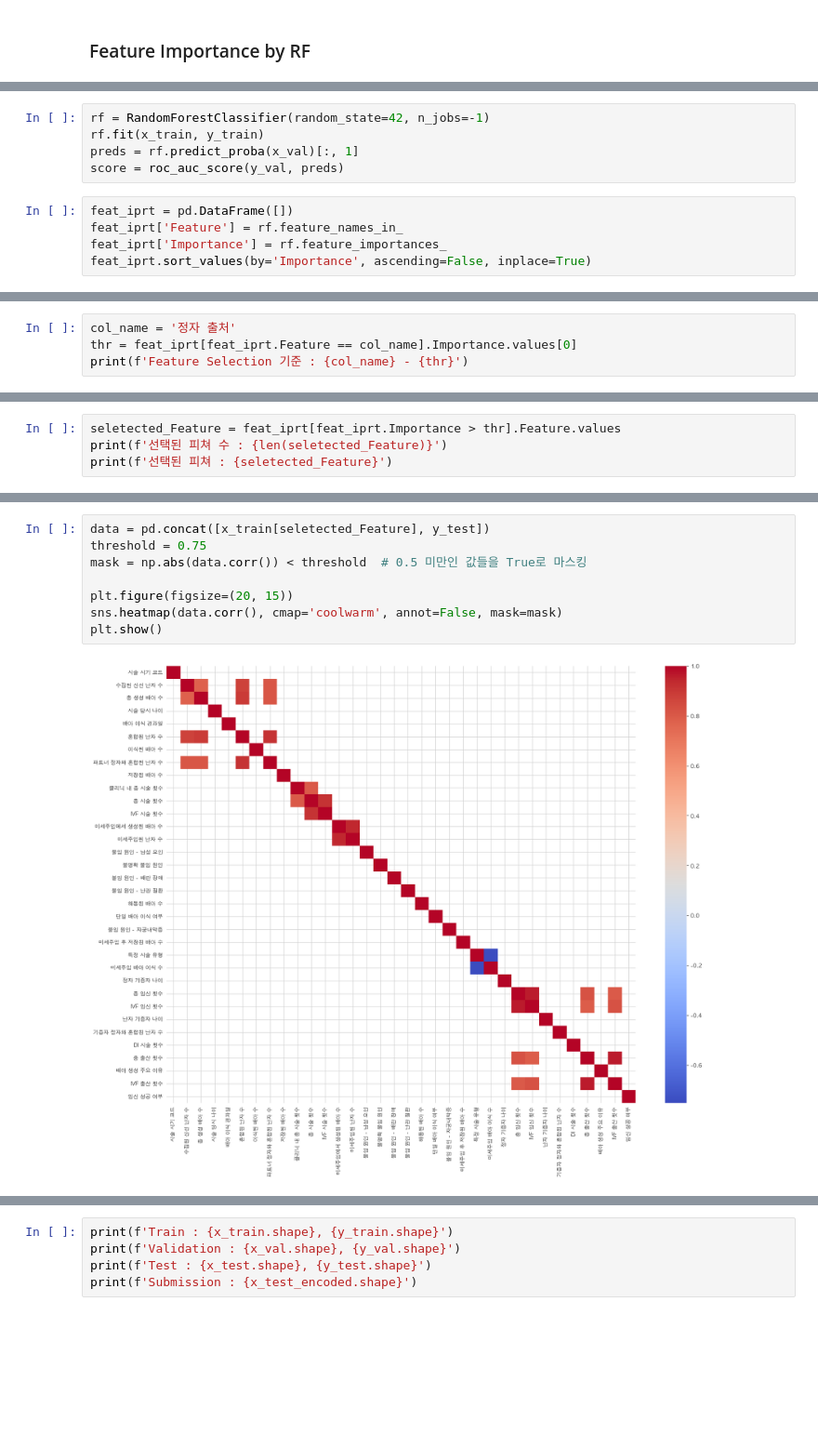
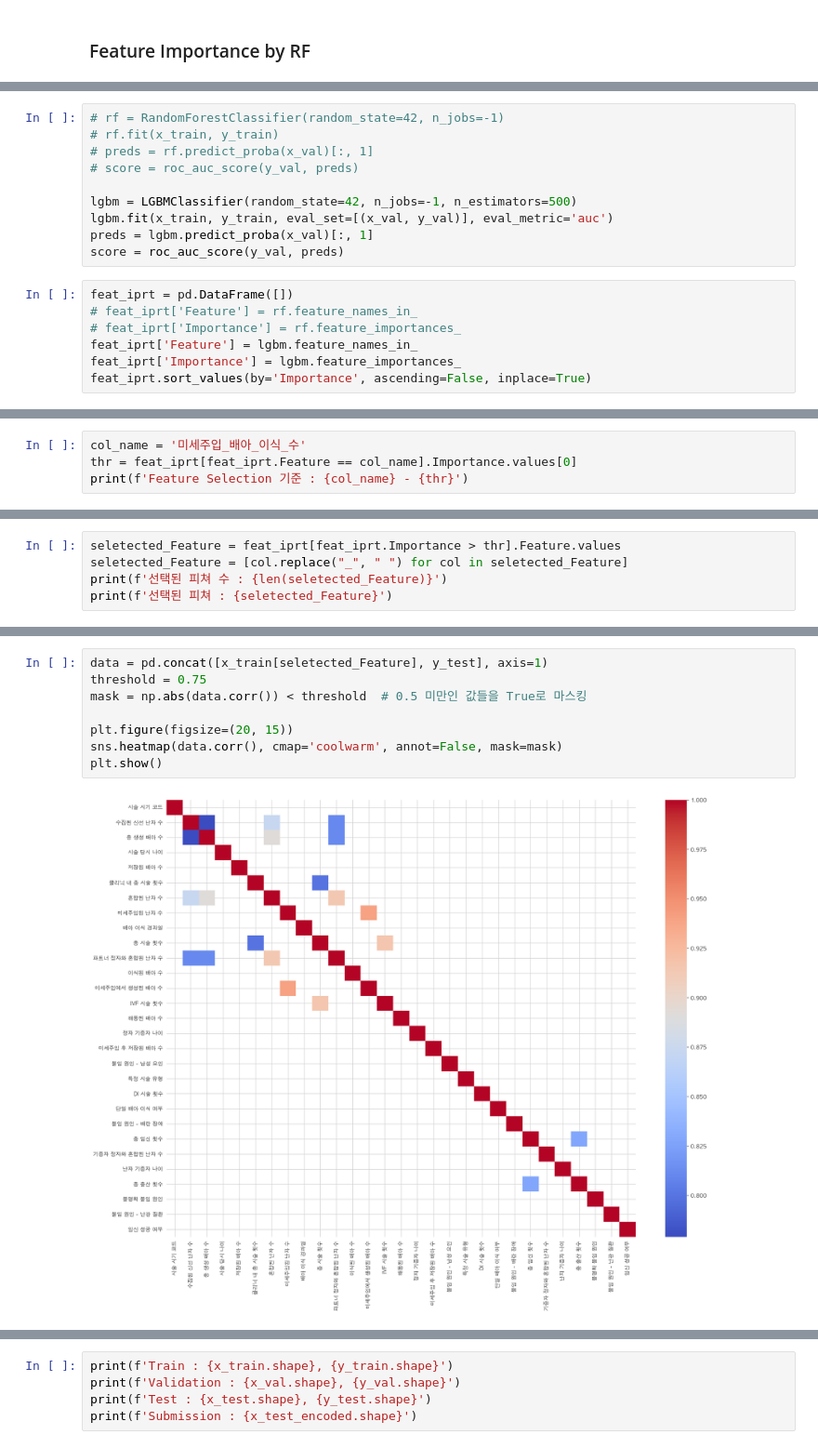
Before and after one commit to LEEINSEO-0118/LG_Aimers_Infertility, a Jupyter notebook: Code/eda.ipynb, the cells around one changed output, grey strips where cells are left out. Shown at 93% size. Cells and saved outputs as stored; diff of their text form; blank space fills up the shorter version.

Commit message:
feat : PCA and LGBM Feature Importance

```diff
--- a/Code/eda.ipynb
+++ b/Code/eda.ipynb
@@ -381,13 +370,20 @@ from sklearn.ensemble import RandomForestClassifier
 from sklearn.metrics import roc_auc_score
 # %%
-rf = RandomForestClassifier(random_state=42, n_jobs=-1)
-rf.fit(x_train, y_train)
-preds = rf.predict_proba(x_val)[:, 1]
+# rf = RandomForestClassifier(random_state=42, n_jobs=-1)
+# rf.fit(x_train, y_train)
+# preds = rf.predict_proba(x_val)[:, 1]
+# score = roc_auc_score(y_val, preds)
+
+lgbm = LGBMClassifier(random_state=42, n_jobs=-1, n_estimators=500)
+lgbm.fit(x_train, y_train, eval_set=[(x_val, y_val)], eval_metric='auc')
+preds = lgbm.predict_proba(x_val)[:, 1]
 score = roc_auc_score(y_val, preds)
 # %%
 feat_iprt = pd.DataFrame([])
-feat_iprt['Feature'] = rf.feature_names_in_
-feat_iprt['Importance'] = rf.feature_importances_
+# feat_iprt['Feature'] = rf.feature_names_in_
+# feat_iprt['Importance'] = rf.feature_importances_
+feat_iprt['Feature'] = lgbm.feature_names_in_
+feat_iprt['Importance'] = lgbm.feature_importances_
 feat_iprt.sort_values(by='Importance', ascending=False, inplace=True)
 # %%
 plt.figure(figsize=(15, 10))
@@ -414,5 +410,5 @@ plt.show()
 # %%
-col_name = '정자 출처'
+col_name = '미세주입_배아_이식_수'
 thr = feat_iprt[feat_iprt.Feature == col_name].Importance.values[0]
 print(f'Feature Selection 기준 : {col_name} - {thr}')
 # %% [output]
@@ -420,5 +416,6 @@ Feature Selection 기준 : 정자 출처 - 0.003196871007563806
 # %%
 seletected_Feature = feat_iprt[feat_iprt.Importance > thr].Feature.values
+seletected_Feature = [col.replace("_", " ") for col in seletected_Feature]
 print(f'선택된 피쳐 수 : {len(seletected_Feature)}')
 print(f'선택된 피쳐 : {seletected_Feature}')
 # %% [output]
@@ -433,12 +424,12 @@ print(f'선택된 피쳐 : {seletected_Feature}')
 # %%
-data = pd.concat([x_train[seletected_Feature], y_test])
+data = pd.concat([x_train[seletected_Feature], y_test], axis=1)
 threshold = 0.75
 mask = np.abs(data.corr()) < threshold  # 0.5 미만인 값들을 True로 마스킹
 
 plt.figure(figsize=(20, 15))
 sns.heatmap(data.corr(), cmap='coolwarm', annot=False, mask=mask)
 plt.show()
 # %% [output]
-[figure, old version]
+[figure, new version]
 # %%
 # Corr에 기반한 피쳐 제거
```
Also changed, not shown: parts of 30 cells of this notebook.
